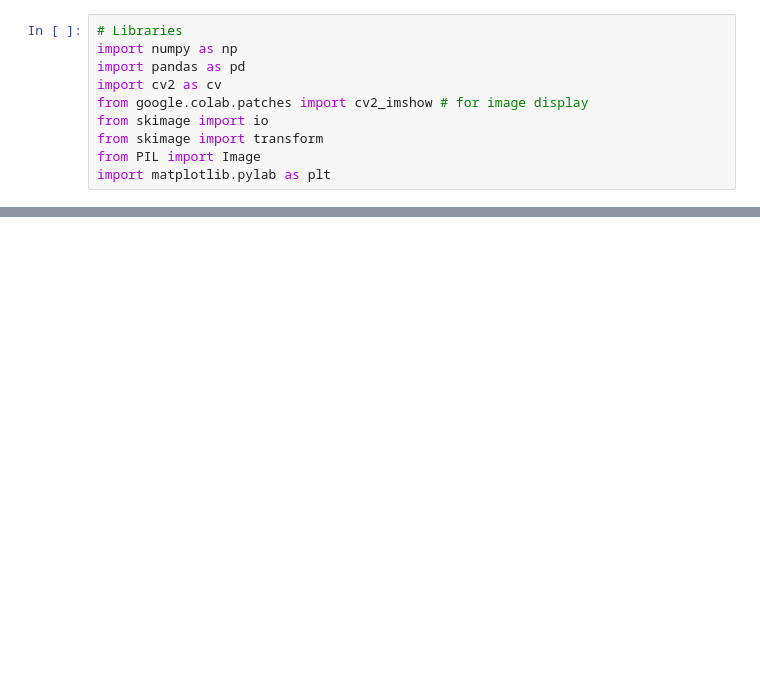
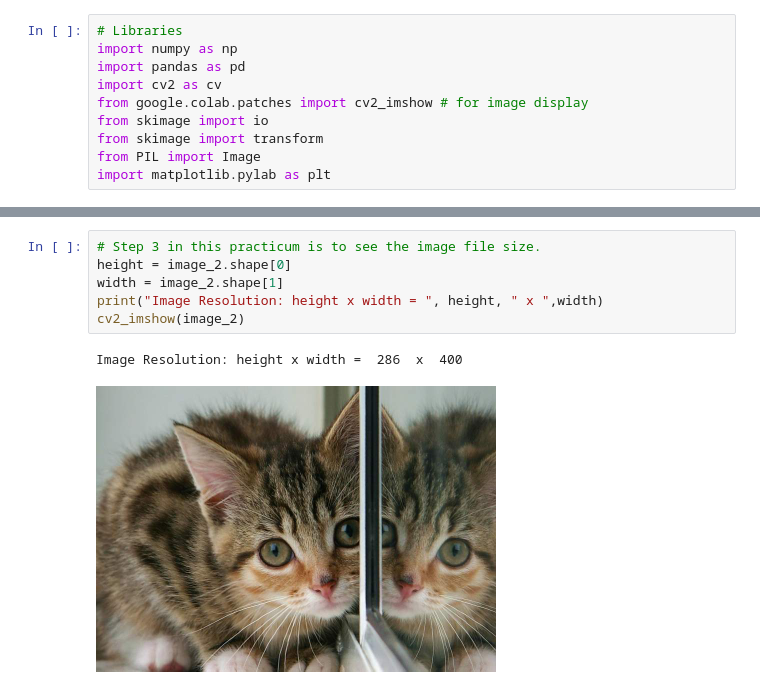
Before and after one commit to maryom99/DICV_2023_M, a Jupyter notebook: MODULE_1_3I_Maryam.ipynb, the cells around one changed output, grey strips where cells are left out. Drawn from its saved outputs; the diff is of its cells as text; blank space fills up the shorter version.

```diff
--- a/MODULE_1_3I_Maryam.ipynb
+++ b/MODULE_1_3I_Maryam.ipynb
@@ -42,0 +39,9 @@ final frame cv.hconcat((Image, image_2))
+# %%
+# Step 3 in this practicum is to see the image file size.
+height = image_2.shape[0]
+width = image_2.shape[1]
+print("Image Resolution: height x width = ", height, " x ",width)
+cv2_imshow(image_2)
+# %% [output]
+Image Resolution: height x width =  286  x  400
+[figure, added]
```
Also changed, not shown: parts of 8 cells of this notebook.
